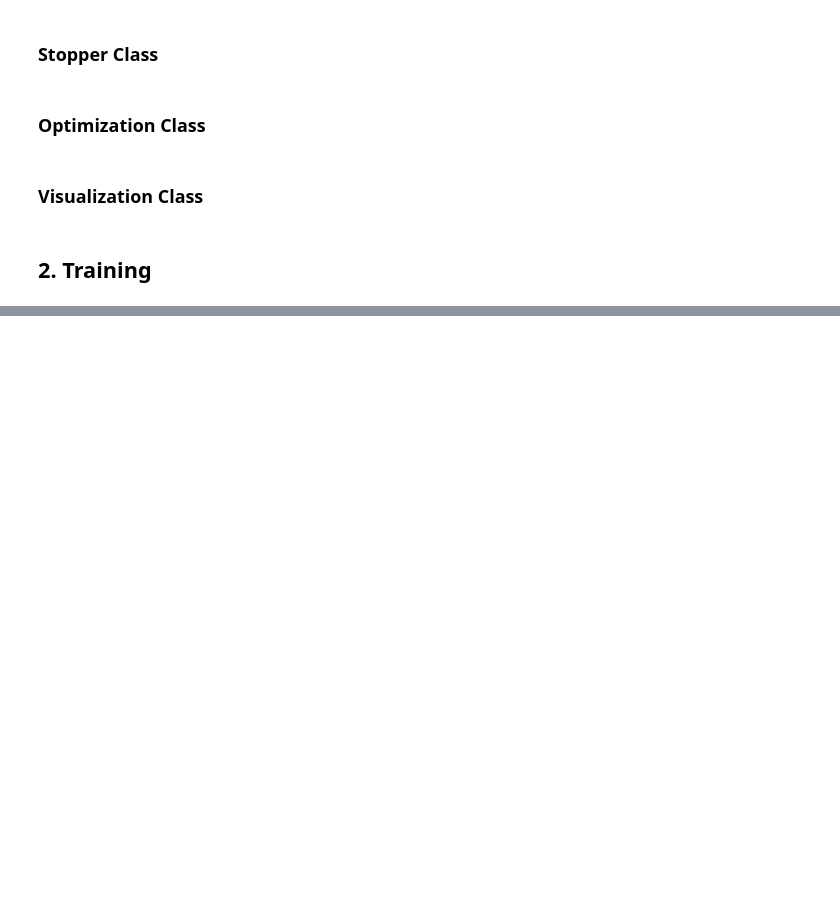
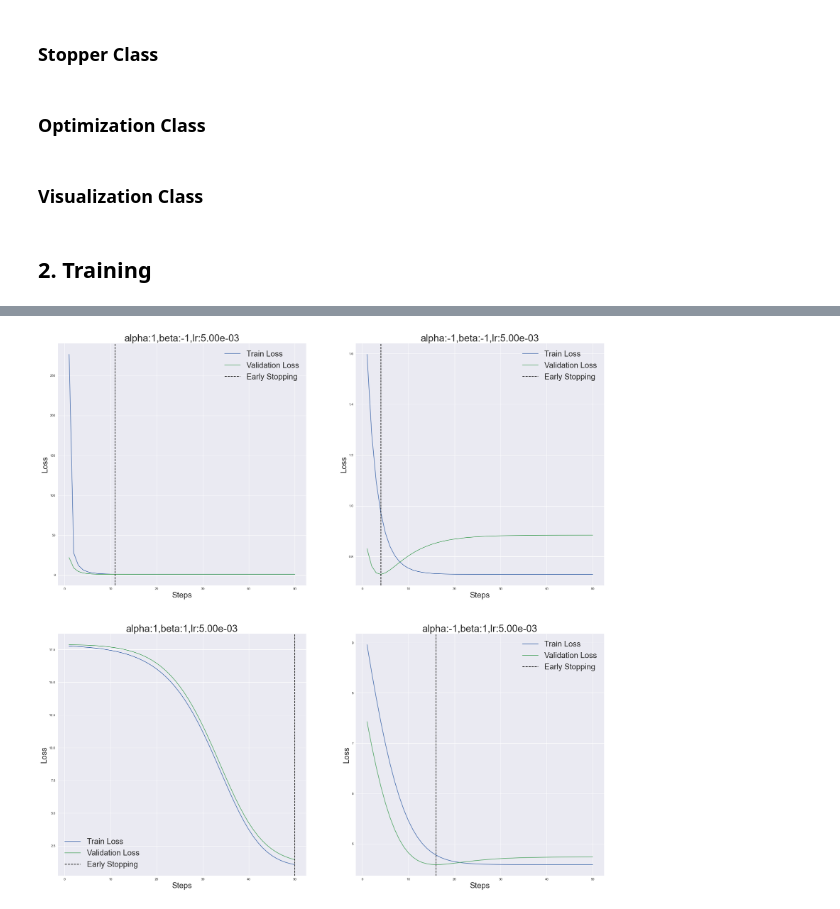
Before and after one commit to rubato-yeong/ML_Experiments, a Jupyter notebook: ray_tune/ray_tune_with_class.ipynb, the cells around one changed output, grey strips where cells are left out. Saved outputs shown, nothing was run; the diff lists cells and outputs as text; code cells hidden in the pictures; blank space fills up the shorter version.

```diff
--- a/ray_tune/ray_tune_with_class.ipynb
+++ b/ray_tune/ray_tune_with_class.ipynb
@@ -422,0 +544,2 @@ ray.tune.analysis.experiment_analysis.ExperimentAnalysis
+# %%
+vis = Visualization(result)
@@ -422,0 +554,4 @@ ray.tune.analysis.experiment_analysis.ExperimentAnalysis
+# %%
+vis.learning_curve((2,2))
+# %% [output]
+[figure, added]
```
Also changed, not shown: parts of 16 cells of this notebook.
